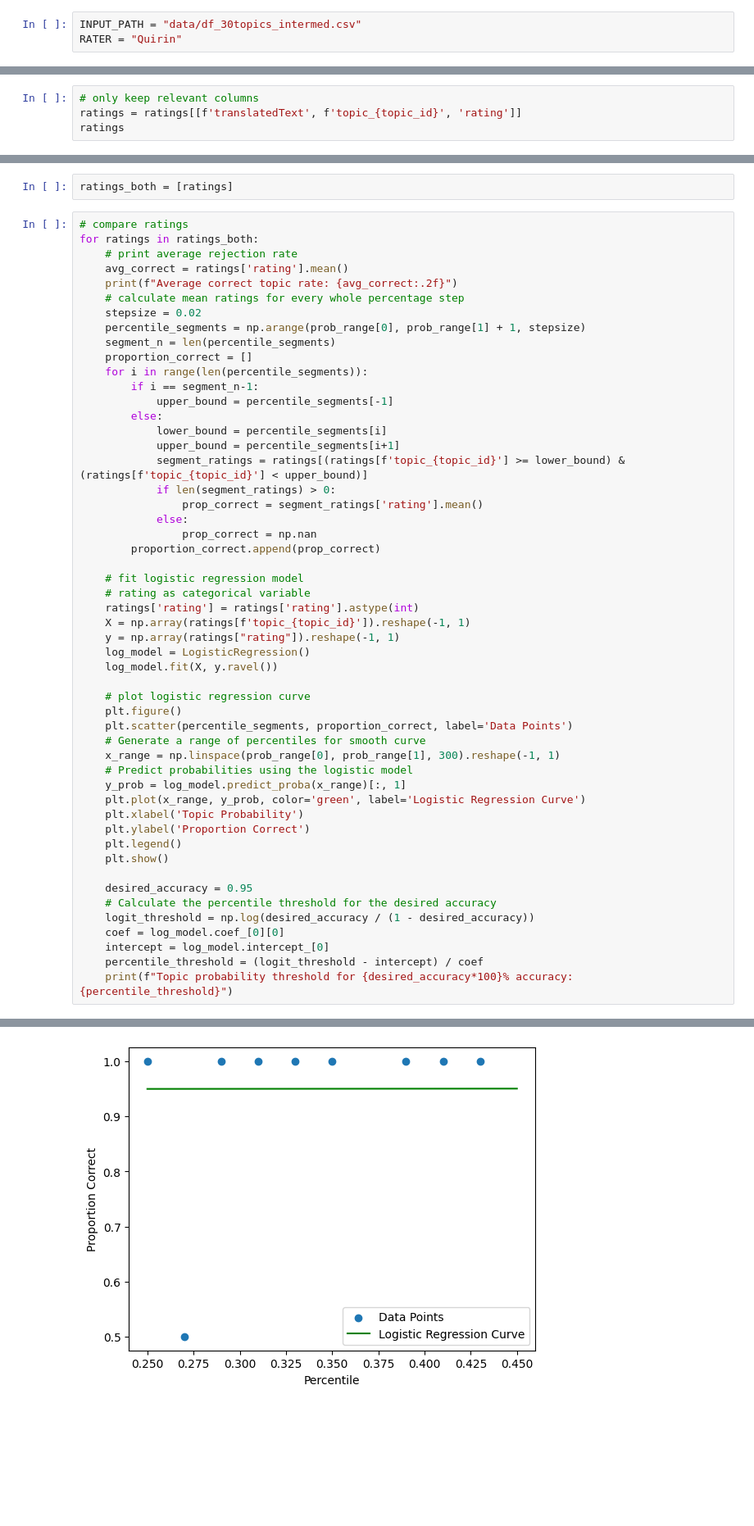
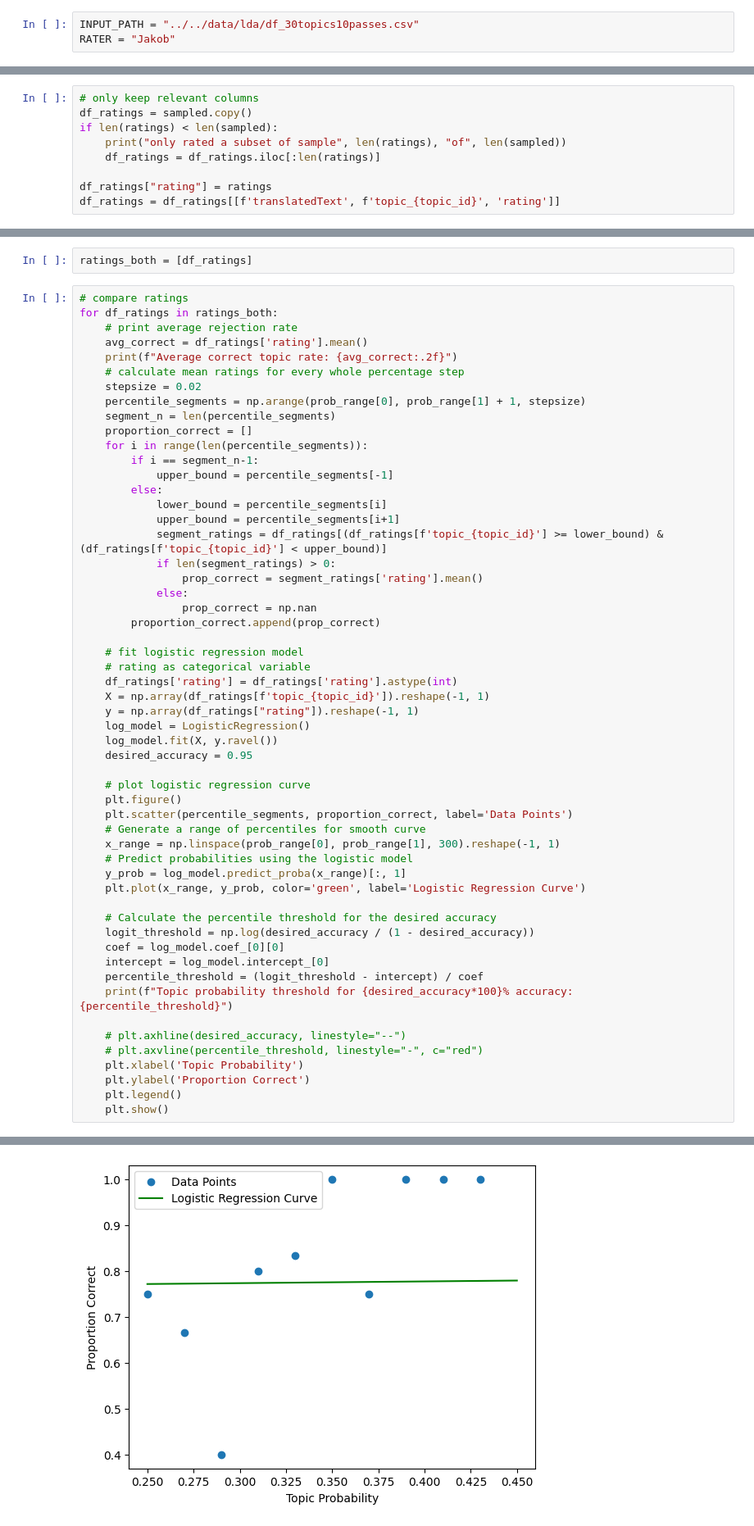
Before and after one commit to derkleinejakob/dataliteracy25, a Jupyter notebook: scripts/lda/lda_find_threshold.ipynb, the cells around one changed output, grey strips where cells are left out. Shown at 82% size. Cells and saved outputs as stored; diff of their text form; blank space fills up the shorter version.

```diff
--- a/scripts/lda/lda_find_threshold.ipynb
+++ b/scripts/lda/lda_find_threshold.ipynb
@@ -14,4 +17,4 @@ from sklearn.linear_model import LogisticRegression
 # %%
-INPUT_PATH = "data/df_30topics_intermed.csv"
-RATER = "Quirin"
+INPUT_PATH = "../../data/lda/df_30topics10passes.csv"
+RATER = "Jakob"
 # %%
@@ -92,5 +148,10 @@ Starting manual rating: 20 speeches to rate.
 # %%
 # only keep relevant columns
-ratings = ratings[[f'translatedText', f'topic_{topic_id}', 'rating']]
-ratings
+df_ratings = sampled.copy()
+if len(ratings) < len(sampled):
+    print("only rated a subset of sample", len(ratings), "of", len(sampled))
+    df_ratings = df_ratings.iloc[:len(ratings)]
+
+df_ratings["rating"] = ratings
+df_ratings = df_ratings[[f'translatedText', f'topic_{topic_id}', 'rating']]
 # %% [output]
@@ -120,10 +174,10 @@ ratings_quirin = pd.read_csv("tf_idf_ratings_Quirin.csv")
 # %%
-ratings_both = [ratings]
+ratings_both = [df_ratings]
 # %%
 # compare ratings
-for ratings in ratings_both:
+for df_ratings in ratings_both:
     # print average rejection rate
-    avg_correct = ratings['rating'].mean()
+    avg_correct = df_ratings['rating'].mean()
     print(f"Average correct topic rate: {avg_correct:.2f}")
     # calculate mean ratings for every whole percentage step
     stepsize = 0.02
@@ -136,7 +190,7 @@ for ratings in ratings_both:
         else:
             lower_bound = percentile_segments[i]
             upper_bound = percentile_segments[i+1]
-            segment_ratings = ratings[(ratings[f'topic_{topic_id}'] >= lower_bound) & (ratings[f'topic_{topic_id}'] < upper_bound)]
+            segment_ratings = df_ratings[(df_ratings[f'topic_{topic_id}'] >= lower_bound) & (df_ratings[f'topic_{topic_id}'] < upper_bound)]
             if len(segment_ratings) > 0:
                 prop_correct = segment_ratings['rating'].mean()
             else:
@@ -145,11 +199,12 @@ for ratings in ratings_both:
 
     # fit logistic regression model
     # rating as categorical variable
-    ratings['rating'] = ratings['rating'].astype(int)
-    X = np.array(ratings[f'topic_{topic_id}']).reshape(-1, 1)
-    y = np.array(ratings["rating"]).reshape(-1, 1)
+    df_ratings['rating'] = df_ratings['rating'].astype(int)
+    X = np.array(df_ratings[f'topic_{topic_id}']).reshape(-1, 1)
+    y = np.array(df_ratings["rating"]).reshape(-1, 1)
     log_model = LogisticRegression()
     log_model.fit(X, y.ravel())
+    desired_accuracy = 0.95
 
     # plot logistic regression curve
     plt.figure()
@@ -159,16 +214,18 @@ for ratings in ratings_both:
     # Predict probabilities using the logistic model
     y_prob = log_model.predict_proba(x_range)[:, 1]
     plt.plot(x_range, y_prob, color='green', label='Logistic Regression Curve')
-    plt.xlabel('Topic Probability')
-    plt.ylabel('Proportion Correct')
-    plt.legend()
-    plt.show()
 
-    desired_accuracy = 0.95
     # Calculate the percentile threshold for the desired accuracy
     logit_threshold = np.log(desired_accuracy / (1 - desired_accuracy))
     coef = log_model.coef_[0][0]
     intercept = log_model.intercept_[0]
     percentile_threshold = (logit_threshold - intercept) / coef
     print(f"Topic probability threshold for {desired_accuracy*100}% accuracy: {percentile_threshold}")
+
+    # plt.axhline(desired_accuracy, linestyle="--")
+    # plt.axvline(percentile_threshold, linestyle="-", c="red")
+    plt.xlabel('Topic Probability')
+    plt.ylabel('Proportion Correct')
+    plt.legend()
+    plt.show()
 # %% [output]
@@ -176 +234 @@ Average correct topic rate: 0.95
-[figure, old version]
+[figure, new version]
```
Also changed, not shown: parts of 20 cells of this notebook, 4 other files.
